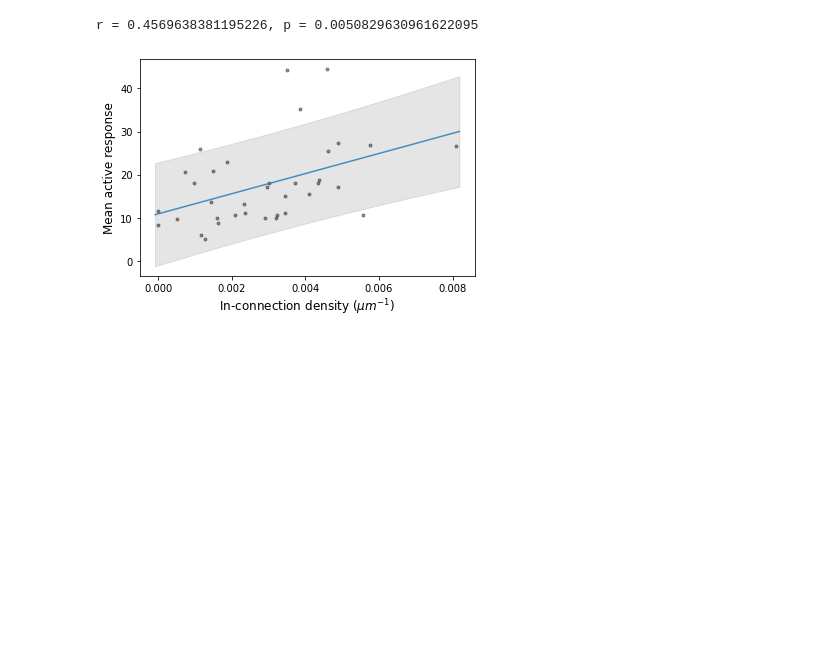
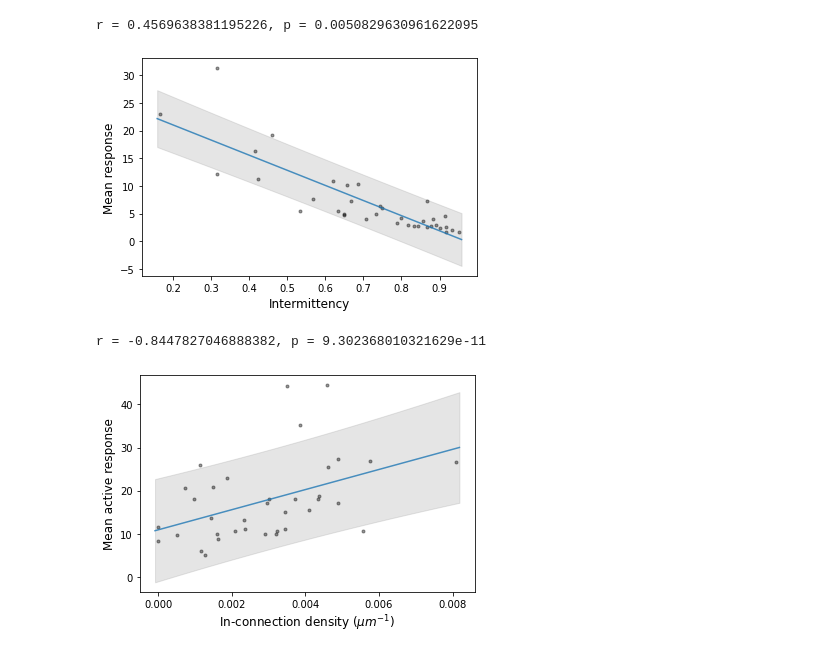
Before and after one commit to AllenInstitute/MicronsBinder, a Jupyter notebook: notebooks/multiscale/function/intermittency_analysis_Figure6.ipynb, the cells around one changed output. Cells and saved outputs as stored; diff of their text form; code cells hidden in the pictures; blank space fills up the shorter version.

Commit message:
functional analysis update

```diff
--- a/notebooks/multiscale/function/intermittency_analysis.ipynb
+++ b/notebooks/multiscale/function/intermittency_analysis_Figure6.ipynb
@@ -109,7 +113,7 @@ cell_info
 # %% [markdown]
 ## PyC with functional data
 # %%
-cell_info_func = pd.read_csv("data/cell_functional_info_new.csv")
+cell_info_func = pd.read_csv("data/cell_functional_info.csv")
 
 pyc_func_list = np.array(cell_info_func["segment_id"])
 scan_list = np.array(cell_info_func["scan"])
@@ -157,6 +161,13 @@ f_spike.close()
 f_stim_lab = open("data/stimulus_label.pkl", "rb")
 StimulusLabel = pickle.load(f_stim_lab)
 f_stim_lab.close()
+# %%
+pyc_func_soma_loc = np.zeros((n_func, 3))
+for i in range(n_func):
+
+    seg_id = pyc_func_list[i]
+    idx = np.where(pyc_list==seg_id)[0][0]
+    pyc_func_soma_loc[i,:] = str2coord(cell_info["soma_loc"][idx], dtype="float")
 # %% [markdown]
 ## PyC - PyC subgraph
 - Pyramidal cells that have cell bodies in our volume.
@@ -453,6 +460,33 @@ print("r = {}, p = {}".format(r,p))
 # %% [output]
 [figure]
 r = 0.4569638381195226, p = 0.0050829630961622095
+# %%
+xval = intermittency[tune_all_idx]
+yval = mean_response[tune_all_idx]
+
+Xval = sm.add_constant(xval)
+re = sm.OLS(yval, Xval).fit()
+
+xrng = np.max(xval) - np.min(xval)
+xlin = np.linspace(np.min(xval)-0.01*xrng,np.max(xval)+0.01*xrng,100)
+Xlin = sm.add_constant(xlin)
+dt = re.get_prediction(Xlin).summary_frame(alpha = 0.2)
+
+plt.figure()
+plt.plot(xval, yval, 'k.', alpha=0.4)
+plt.plot(xlin, dt["mean"], '-', alpha=0.8)
+plt.fill_between(
+        xlin, dt["obs_ci_lower"], dt["obs_ci_upper"],
+        alpha=0.2, color="gray")
+plt.xlabel("Intermittency", fontsize=12)
+plt.ylabel("Mean response", fontsize=12)
+plt.show()
+
+r,p = pearsonr(xval, yval)
+print("r = {}, p = {}".format(r,p))
+# %% [output]
+[figure, added]
+r = -0.8447827046888382, p = 9.302368010321629e-11
 # %%
 xval = inconn_density[tune_all_idx]
 yval = mean_active_response[tune_all_idx]
```
Also changed, not shown: parts of 14 cells of this notebook, 1 other file.
